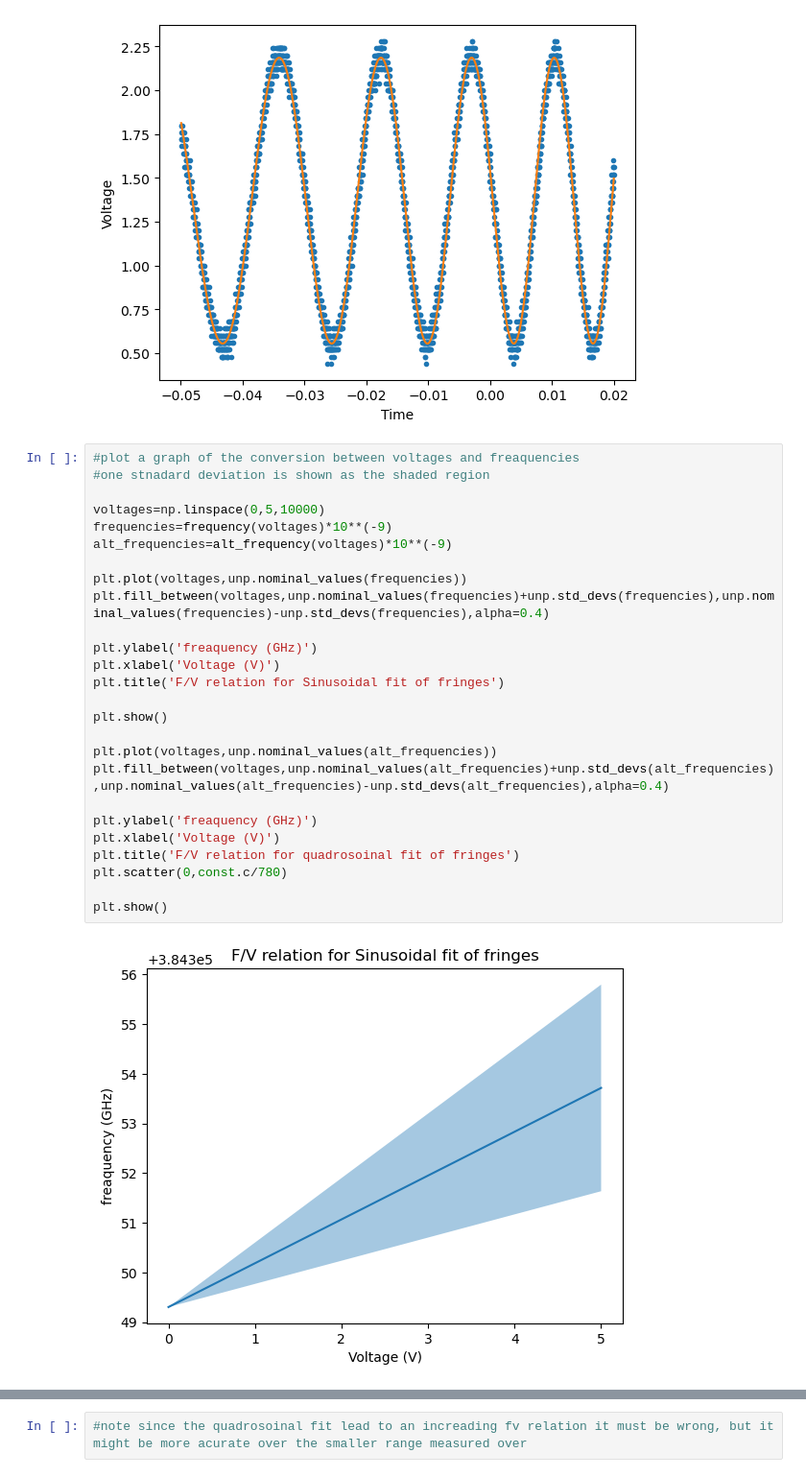
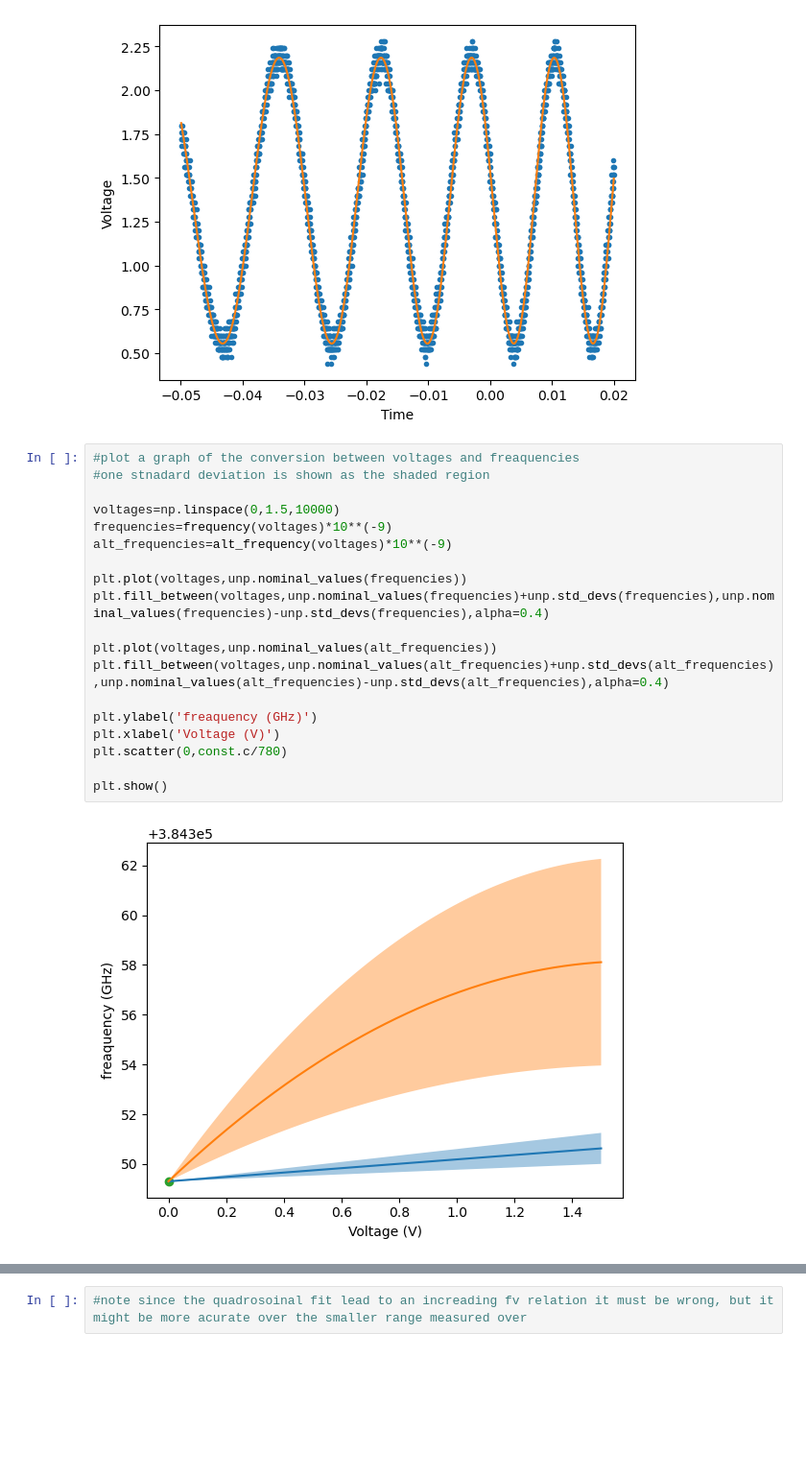
Before and after one commit to LaraTatli18/doppler-free-laser-spectroscopy, a Jupyter notebook: Calibrate.ipynb, the cells around one changed output, grey strips where cells are left out. Shown at 96% size. Cells and saved outputs as stored; diff of their text form; blank space fills up the shorter version.

```diff
--- a/Calibrate.ipynb
+++ b/Calibrate.ipynb
@@ -282,28 +282,21 @@ reduces chi squared: 5.570123154871729
 # %%
 #plot a graph of the conversion between voltages and freaquencies
 #one stnadard deviation is shown as the shaded region
 
-voltages=np.linspace(0,5,10000)
+voltages=np.linspace(0,1.5,10000)
 frequencies=frequency(voltages)*10**(-9)
 alt_frequencies=alt_frequency(voltages)*10**(-9)
 
 plt.plot(voltages,unp.nominal_values(frequencies))
 plt.fill_between(voltages,unp.nominal_values(frequencies)+unp.std_devs(frequencies),unp.nominal_values(frequencies)-unp.std_devs(frequencies),alpha=0.4)
 
-plt.ylabel('freaquency (GHz)')
-plt.xlabel('Voltage (V)')
-plt.title('F/V relation for Sinusoidal fit of fringes')
-
-plt.show()
-
 plt.plot(voltages,unp.nominal_values(alt_frequencies))
 plt.fill_between(voltages,unp.nominal_values(alt_frequencies)+unp.std_devs(alt_frequencies),unp.nominal_values(alt_frequencies)-unp.std_devs(alt_frequencies),alpha=0.4)
 
 plt.ylabel('freaquency (GHz)')
 plt.xlabel('Voltage (V)')
-plt.title('F/V relation for quadrosoinal fit of fringes')
 plt.scatter(0,const.c/780)
 
 plt.show()
 # %% [output]
-[figure, old version]
+[figure, new version]
```
Also changed, not shown: parts of 1 cell of this notebook.
